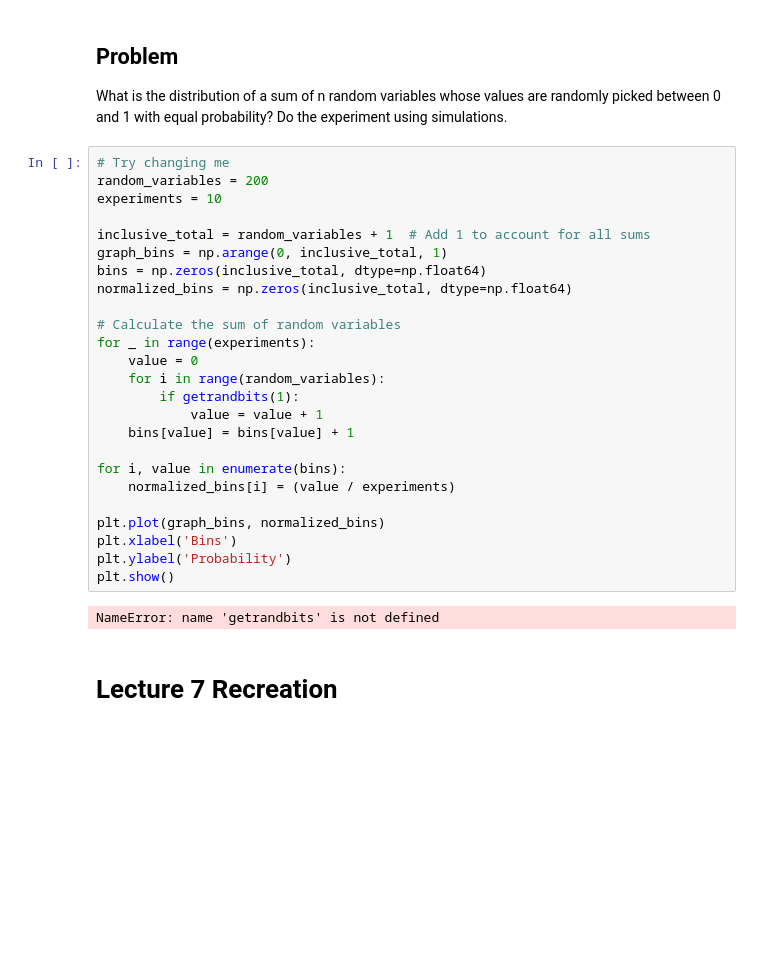
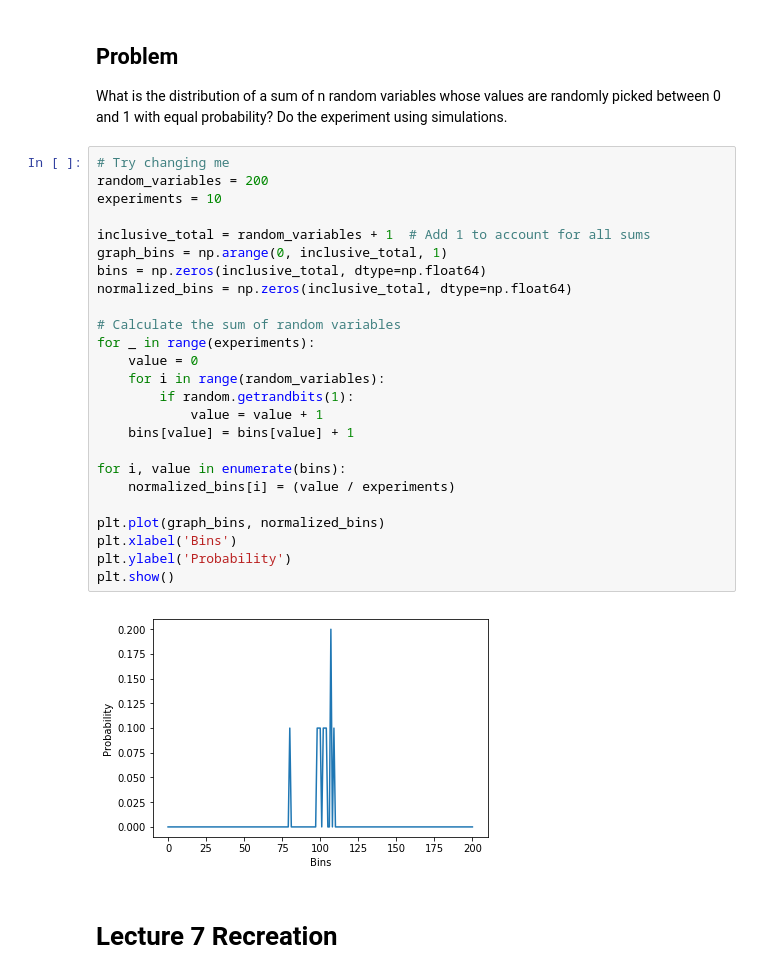
Before and after one commit to jeffschulthies/ASTR-3411, a Jupyter notebook: Week-5/Assignment.ipynb, the cells around one changed output. Cells and saved outputs as stored; diff of their text form; blank space fills up the shorter version.

```diff
--- a/Week-5/Assignment.ipynb
+++ b/Week-5/Assignment.ipynb
@@ -37,30 +37,30 @@ probability? Do the experiment using simulations.
 # %%
 # Try changing me
 random_variables = 200
 experiments = 10
 
 inclusive_total = random_variables + 1  # Add 1 to account for all sums
 graph_bins = np.arange(0, inclusive_total, 1)
 bins = np.zeros(inclusive_total, dtype=np.float64)
 normalized_bins = np.zeros(inclusive_total, dtype=np.float64)
 
 # Calculate the sum of random variables
 for _ in range(experiments):
     value = 0
     for i in range(random_variables):
-        if getrandbits(1):
+        if random.getrandbits(1):
             value = value + 1
     bins[value] = bins[value] + 1
 
 for i, value in enumerate(bins):
     normalized_bins[i] = (value / experiments)
 
 plt.plot(graph_bins, normalized_bins)
 plt.xlabel('Bins')
 plt.ylabel('Probability')
 plt.show()
 # %% [output]
-NameError: name 'getrandbits' is not defined
+[figure, added]
 # %% [markdown]
 # Lecture 7 Recreation
 # %% [markdown]
```
Also changed, not shown: parts of 1 cell of this notebook.
